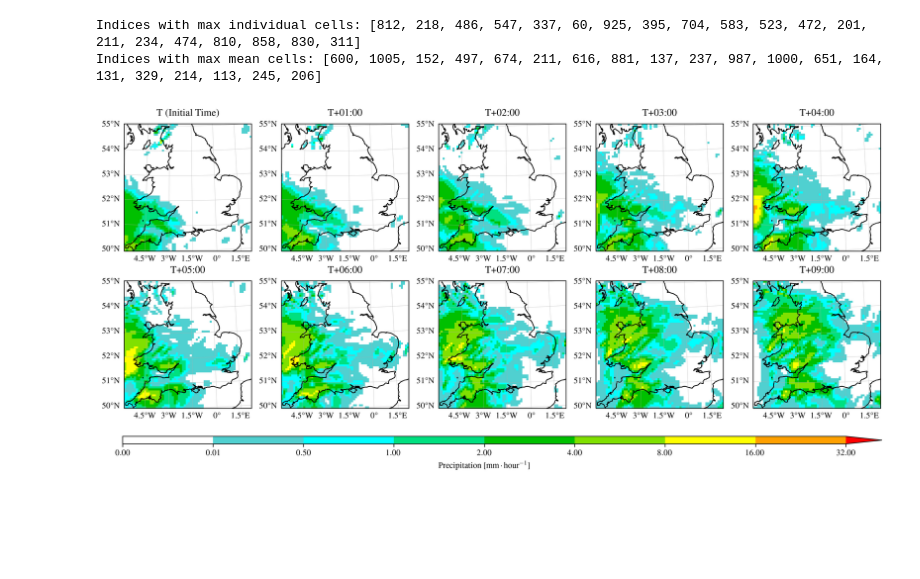
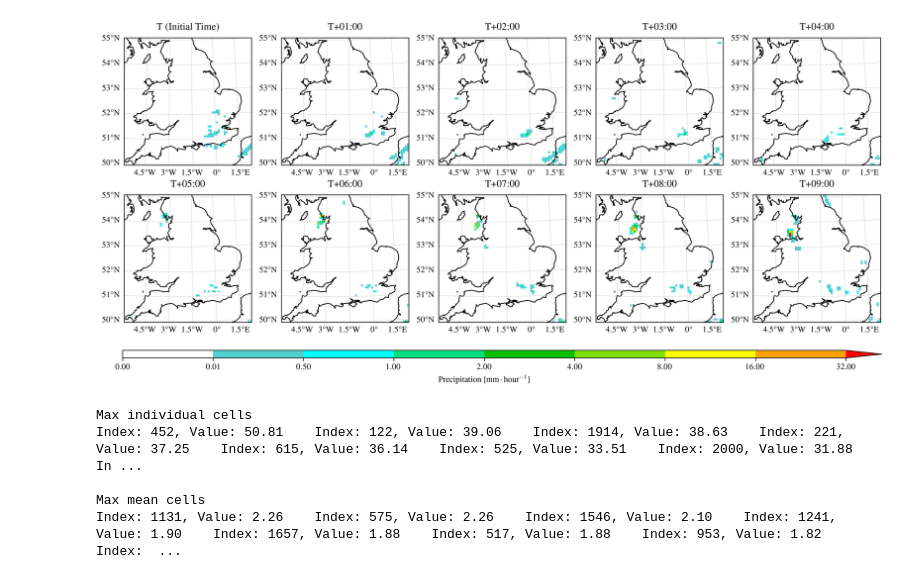
Before and after one commit to henryaddison/video-diffusion-climate, a Jupyter notebook: notebooks/geo.ipynb, the cells around one changed output. Cells and saved outputs as stored; diff of their text form; code cells hidden in the pictures; blank space fills up the shorter version.

```diff
--- a/notebooks/geo.ipynb
+++ b/notebooks/geo.ipynb
@@ -40,37 +40,55 @@ def plot_sample(sample):
             cmap = precip_cmap,
             norm = precip_norm,
             extend = 'max',
             transform=ccrs.PlateCarree(),
             add_colorbar = False,
         )
         ax.gridlines(linewidth = 0.25, draw_labels={"bottom": "x", "left": "y"}, x_inline=False, y_inline=False)
         ax.coastlines(resolution='10m')
         if i == 0:
             ax.set_title(f"T (Initial Time)")
         else:
             ax.set_title(f"T+0{i}:00")
 
     fig.colorbar(
         im,
         ax = axes,
         orientation="horizontal",
         aspect=100,
         # shrink = 1,
         label='Precipitation [$\mathrm{mm}\cdot\mathrm{hour}^{-1}$]',
     )
 
     plt.show()
 
-sample = samples[1000][0]
-
-print("Indices with max individual cells:", torch.flip(torch.sort(torch.amax(samples.reshape(-1, 10 * 64 * 64), dim=1)).indices, dims=(0,)).tolist()[:20])
-print("Indices with max mean cells:", torch.flip(torch.sort(torch.mean(samples.reshape(-1, 10 * 64 * 64), axis=1)).indices, dims=(0,)).tolist()[:20])
+sample = samples[452][0]
 
 latitudes = xr.DataArray(np.load('latitude.npy'), dims = ('y', 'x'))
 longitudes = xr.DataArray(np.load('longitude.npy'), dims = ('y', 'x'))
 da = xr.DataArray(sample, dims=('time', 'y', 'x'), coords={'latitude': latitudes, 'longitude': longitudes})
 plot_sample(da)
 # %% [output]
-Indices with max individual cells: [812, 218, 486, 547, 337, 60, 925, 395, 704, 583, 523, 472, 201, 211, 234, 474, 810, 858, 830, 311]
-Indices with max mean cells: [600, 1005, 152, 497, 674, 211, 616, 881, 137, 237, 987, 1000, 651, 164, 131, 329, 214, 113, 245, 206]
-[figure, old version]
+[figure, new version]
+# %%
+# 10 frames with the highest max and mean values
+
+videos_flattened = samples.reshape(-1, 10 * 64 * 64)
+maxes = torch.sort(torch.amax(videos_flattened, dim=1), descending = True)
+means = torch.sort(torch.mean(videos_flattened, dim=1), descending = True)
+
+maxes_pairs = [(i.item(), j.item()) for i, j in zip(maxes.indices, maxes.values)]
+means_pairs = [(i.item(), j.item()) for i, j in zip(means.indices, means.values)]
+
+print("Max individual cells")
+for i in range(10):
+    print(f"Index: {maxes_pairs[i][0]}, Value: {maxes_pairs[i][1]:.2f}", end = "    ")
+
+print("\n\nMax mean cells")
+for i in range(10):
+    print(f"Index: {means_pairs[i][0]}, Value: {means_pairs[i][1]:.2f}", end = "    ")
+# %% [output]
+Max individual cells
+Index: 452, Value: 50.81    Index: 122, Value: 39.06    Index: 1914, Value: 38.63    Index: 221, Value: 37.25    Index: 615, Value: 36.14    Index: 525, Value: 33.51    Index: 2000, Value: 31.88    In ...
+
+Max mean cells
+Index: 1131, Value: 2.26    Index: 575, Value: 2.26    Index: 1546, Value: 2.10    Index: 1241, Value: 1.90    Index: 1657, Value: 1.88    Index: 517, Value: 1.88    Index: 953, Value: 1.82    Index:  ...
```
Also changed, not shown: 4 other files.
